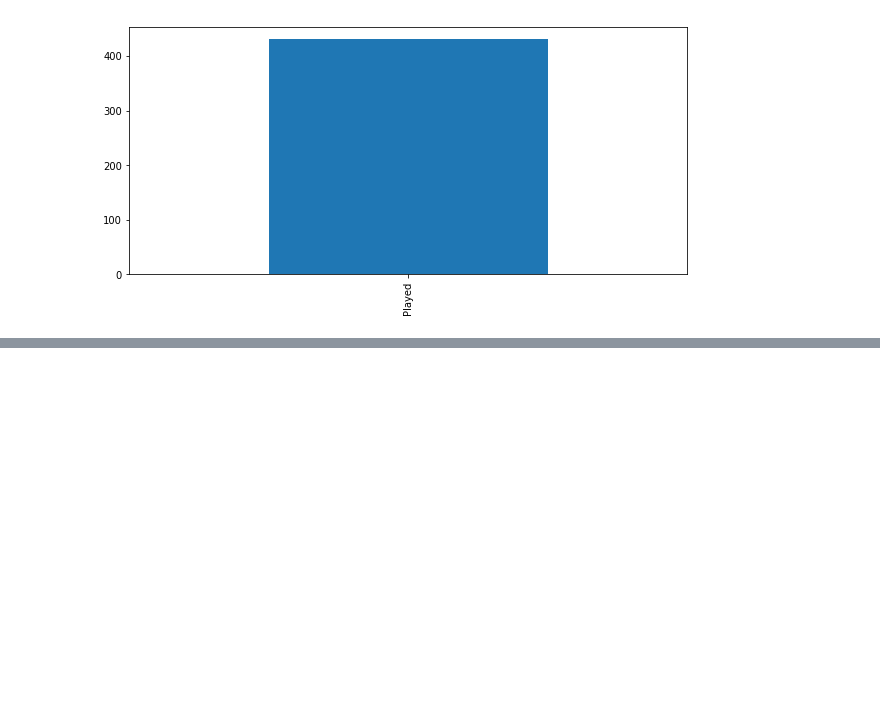
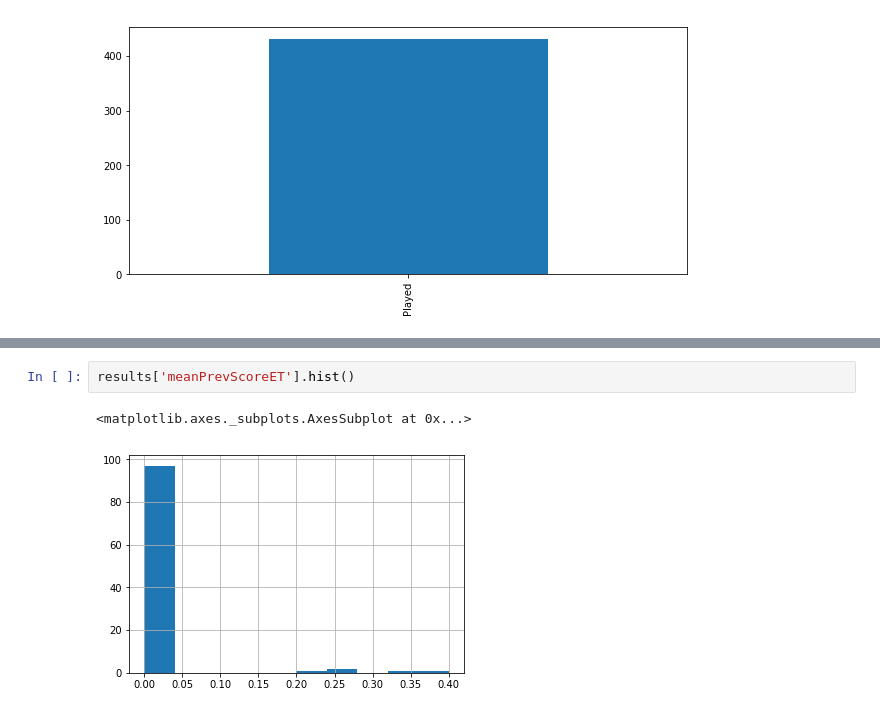
Before and after one commit to magemma/soccer-prediction, a Jupyter notebook: src/newsha_visualization.ipynb, the cells around one changed output, grey strips where cells are left out. Drawn from its saved outputs; the diff is of its cells as text; blank space fills up the shorter version.

```diff
--- a/src/newsha_visualization.ipynb
+++ b/src/newsha_visualization.ipynb
@@ -181,0 +225,5 @@ matches['status'].value_counts().plot(kind='bar')
+# %%
+results['meanPrevScoreET'].hist()
+# %% [output]
+<matplotlib.axes._subplots.AxesSubplot at 0x...>
+[figure, added]
```
Also changed, not shown: parts of 20 cells of this notebook, 1 other file.
